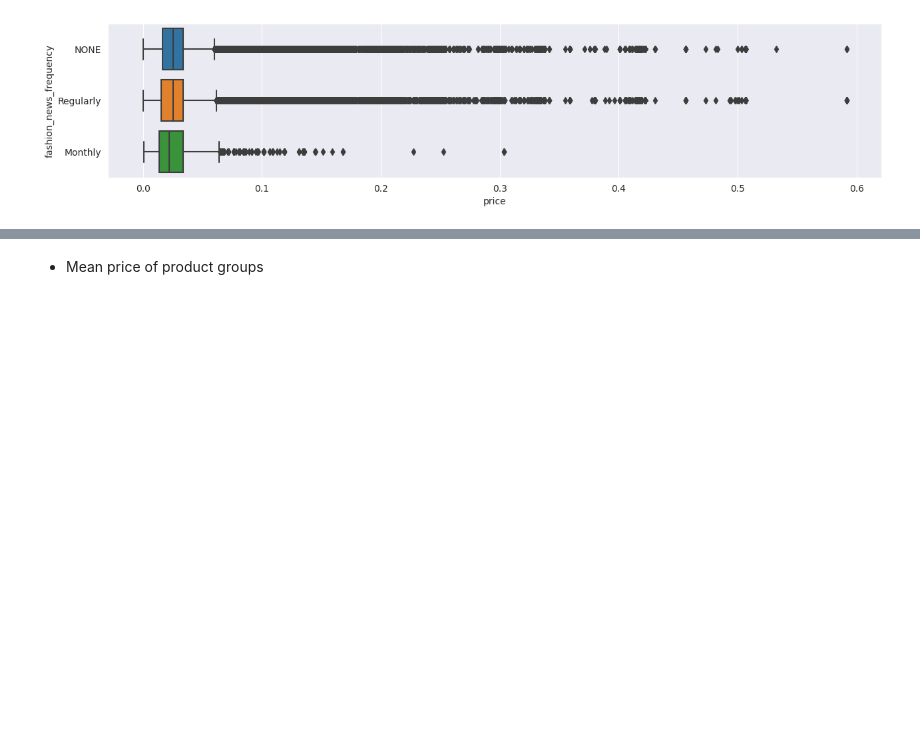
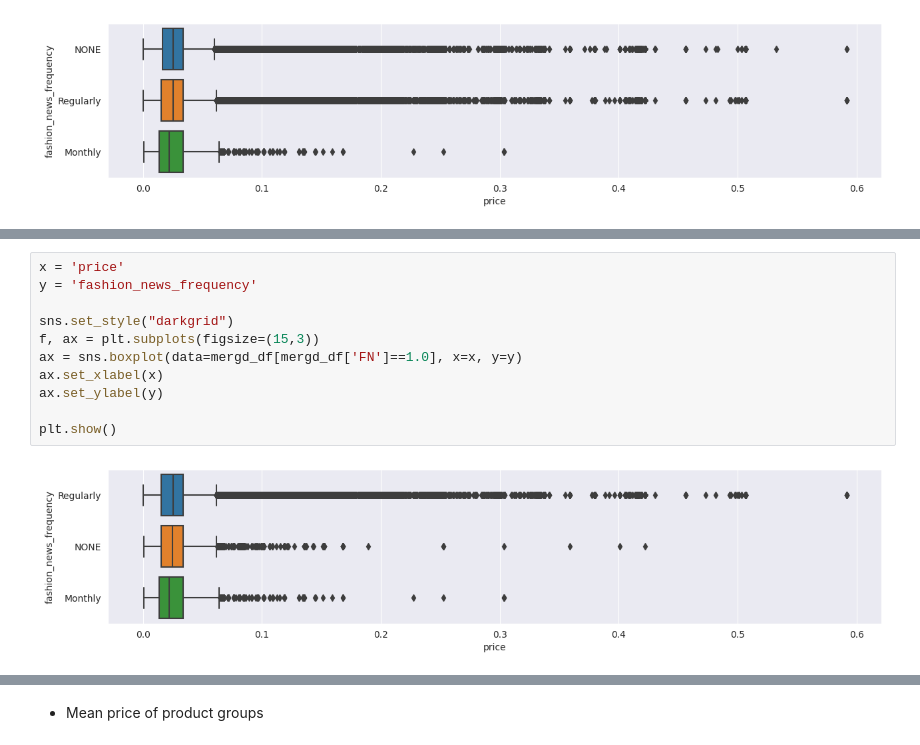
Before and after one commit to VishalRepos/personalized-fashion-recommendations, a Jupyter notebook: experiment/Chinthalanka/UoM23DMMScG04-239375E-EDA.ipynb, the cells around one changed output, grey strips where cells are left out. Cells and saved outputs as stored; diff of their text form; blank space fills up the shorter version.

Commit message:
Update visualizations using transactions data

```diff
--- a/experiment/Chinthalanka/UoM23DMMScG04-239375E-EDA.ipynb
+++ b/experiment/Chinthalanka/UoM23DMMScG04-239375E-EDA.ipynb
@@ -745,0 +836,13 @@ plt.show()
+# %%
+x = 'price'
+y = 'fashion_news_frequency'
+
+sns.set_style("darkgrid")
+f, ax = plt.subplots(figsize=(15,3))
+ax = sns.boxplot(data=mergd_df[mergd_df['FN']==1.0], x=x, y=y)
+ax.set_xlabel(x)
+ax.set_ylabel(y)
+
+plt.show()
+# %% [output]
+[figure, added]
```
Also changed, not shown: parts of 7 cells of this notebook.
